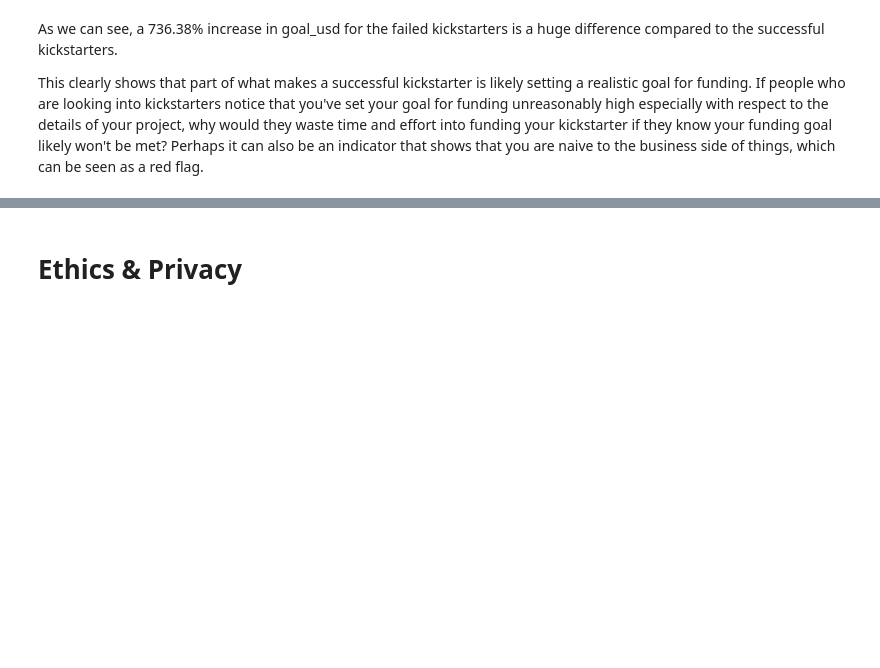
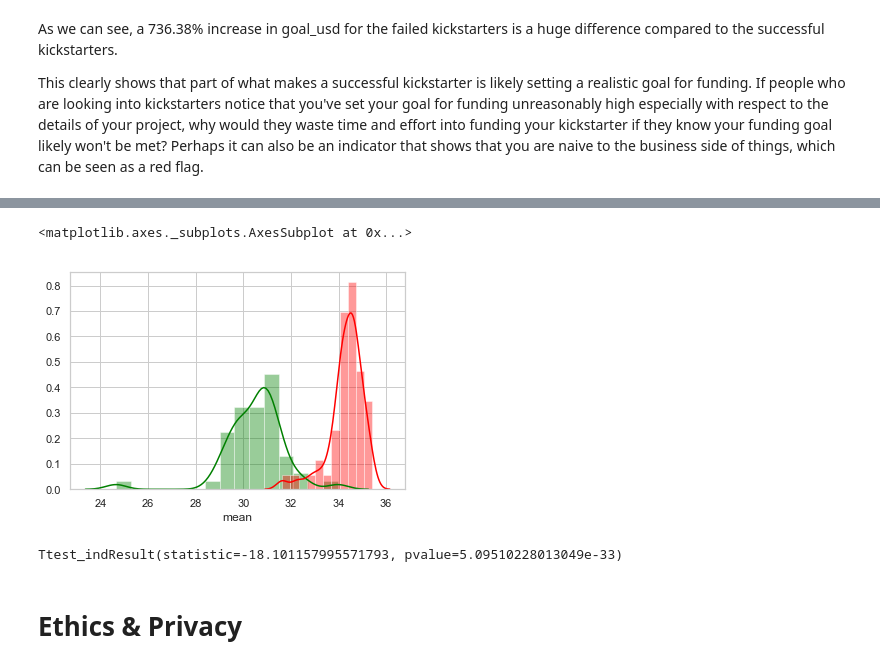
Before and after one commit to krandapus/Projects, a Jupyter notebook: FinalProject.ipynb, the cells around one changed output, grey strips where cells are left out. Saved outputs shown, nothing was run; the diff lists cells and outputs as text; code cells hidden in the pictures; blank space fills up the shorter version.

```diff
--- a/FinalProject.ipynb
+++ b/FinalProject.ipynb
@@ -422 +434,4 @@ state_describe
 50 rows × 72 columns
+# %%
+state_describe_succ = df_successful.groupby('state').describe()
+state_describe_succ
@@ -422,0 +459,3 @@ state_describe
+# %%
+state_describe_fail = df_failed.groupby('state').describe()
+state_describe_fail
@@ -423,3 +483,13 @@ state_describe
+# %%
+sns.distplot(state_describe_succ['duration']['mean'],color='green')
+sns.distplot(state_describe_fail['duration']['mean'],color='red')
+# %% [output]
+<matplotlib.axes._subplots.AxesSubplot at 0x...>
+[figure, added]
+# %%
+stats.ttest_ind(state_describe_succ['duration']['mean'],state_describe_fail['duration']['mean'])
+# %% [output]
+Ttest_indResult(statistic=-18.101157995571793, pvalue=5.09510228013049e-33)
 # %% [markdown]
 # Ethics & Privacy
 # %% [markdown]
```
Also changed, not shown: parts of 11 cells of this notebook.
